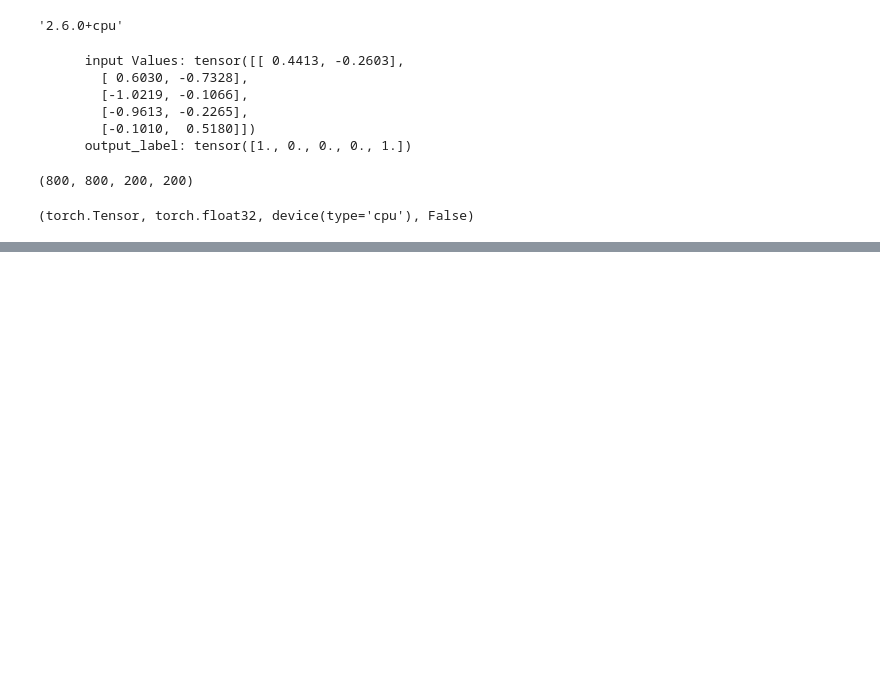
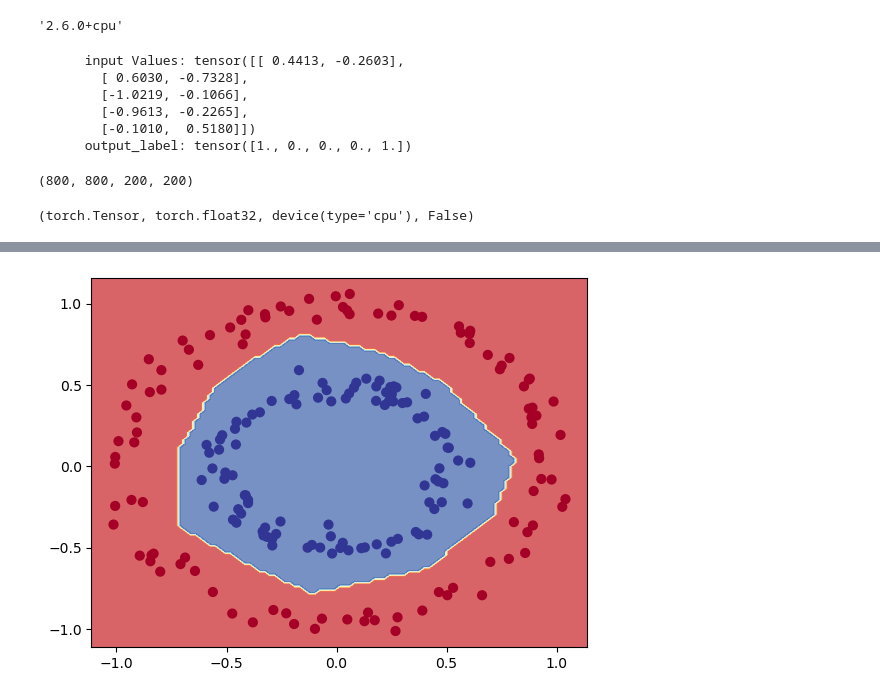
Before and after one commit to azhermurad/PyTorch-For-Deep-Learning, a Jupyter notebook: 3.Neural Network Classification /neural_network_classifcation.ipynb, the cells around one changed output, grey strips where cells are left out. Drawn from its saved outputs; the diff is of its cells as text; code cells hidden in the pictures; blank space fills up the shorter version.

```diff
--- a/3.Neural Network Classification /neural_network_classifcation.ipynb
+++ b/3.Neural Network Classification /neural_network_classifcation.ipynb
@@ -189,0 +325,4 @@ tensor([[0.6146],
+# %%
+plot_decision_boundary(model2,X_test,y_test)
+# %% [output]
+[figure, added]
```
Also changed, not shown: parts of 22 cells of this notebook, 2 other files.
